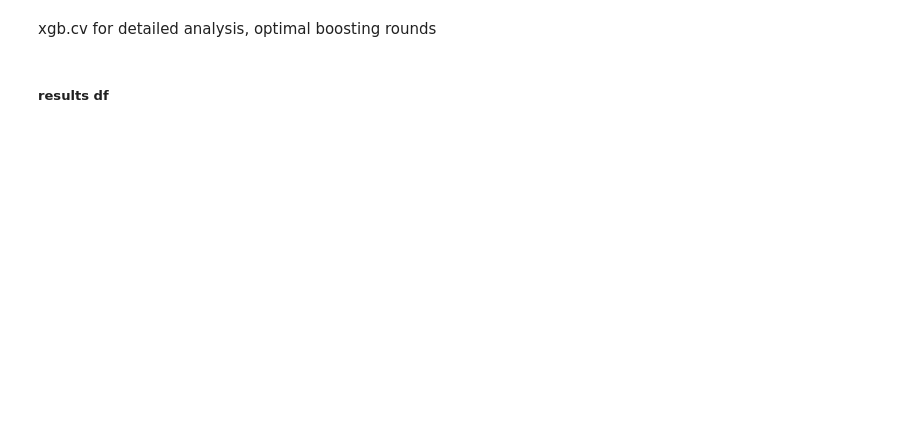
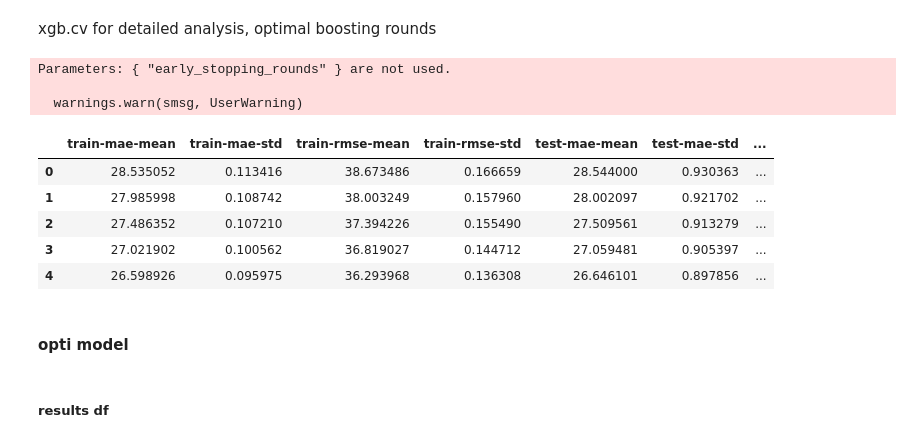
Before and after one commit to daltonlowery26/DIPS, a Jupyter notebook: models/wrc_models/wrc_regression/reg_02_24.ipynb, the cells around one changed output. Saved outputs shown, nothing was run; the diff lists cells and outputs as text; code cells hidden in the pictures; blank space fills up the shorter version.

```diff
--- a/models/wrc_models/wrc_regression/reg_02_24.ipynb
+++ b/models/wrc_models/wrc_regression/reg_02_24.ipynb
@@ -157,5 +178,5 @@ dropped top and bottom 500 which may seem arb but it resulted in the wRC+ mean b
 # %%
-X = train_z.drop(columns=['Name', 'Season', 'BsR', 'Off', 'Def', 'next_wrc+'])
+X = train_z.drop(columns=['Name', 'Season', 'BsR', 'Def', 'next_wrc+', 'O-Contact%','Z-Swing%', 'O-Swing%'])
 Y = train_z['next_wrc+']
 xtrain, xtest, ytrain, ytest = train_test_split(X, Y, test_size=0.25, random_state=26)
 # %% [markdown]
@@ -250,5 +309,17 @@ xgb.cv for detailed analysis, optimal boosting rounds
 # %%
 matrix_data = xgb.DMatrix(X, Y)
 
-fmodel = xgb.cv(opti_para, num_boost_round=1000, nfold=10, metrics= ['mae', 'rmse'], as_pandas=True, seed=26)
+fmodel = xgb.cv(opti_para, dtrain=matrix_data, num_boost_round=1000, nfold=10, metrics= ['mae', 'rmse'], as_pandas=True, seed=26, early_stopping_rounds=80)
 fmodel.head()
+# %% [output]
+Parameters: { "early_stopping_rounds" } are not used.
+
+  warnings.warn(smsg, UserWarning)
+|  | train-mae-mean | train-mae-std | train-rmse-mean | train-rmse-std | test-mae-mean | test-mae-std | ... |
+| 0 | 28.535052 | 0.113416 | 38.673486 | 0.166659 | 28.544000 | 0.930363 | ... |
+| 1 | 27.985998 | 0.108742 | 38.003249 | 0.157960 | 28.002097 | 0.921702 | ... |
+| 2 | 27.486352 | 0.107210 | 37.394226 | 0.155490 | 27.509561 | 0.913279 | ... |
+| 3 | 27.021902 | 0.100562 | 36.819027 | 0.144712 | 27.059481 | 0.905397 | ... |
+| 4 | 26.598926 | 0.095975 | 36.293968 | 0.136308 | 26.646101 | 0.897856 | ... |
+# %% [markdown]
+#### opti model
```
Also changed, not shown: parts of 14 cells of this notebook, 1 other file.
